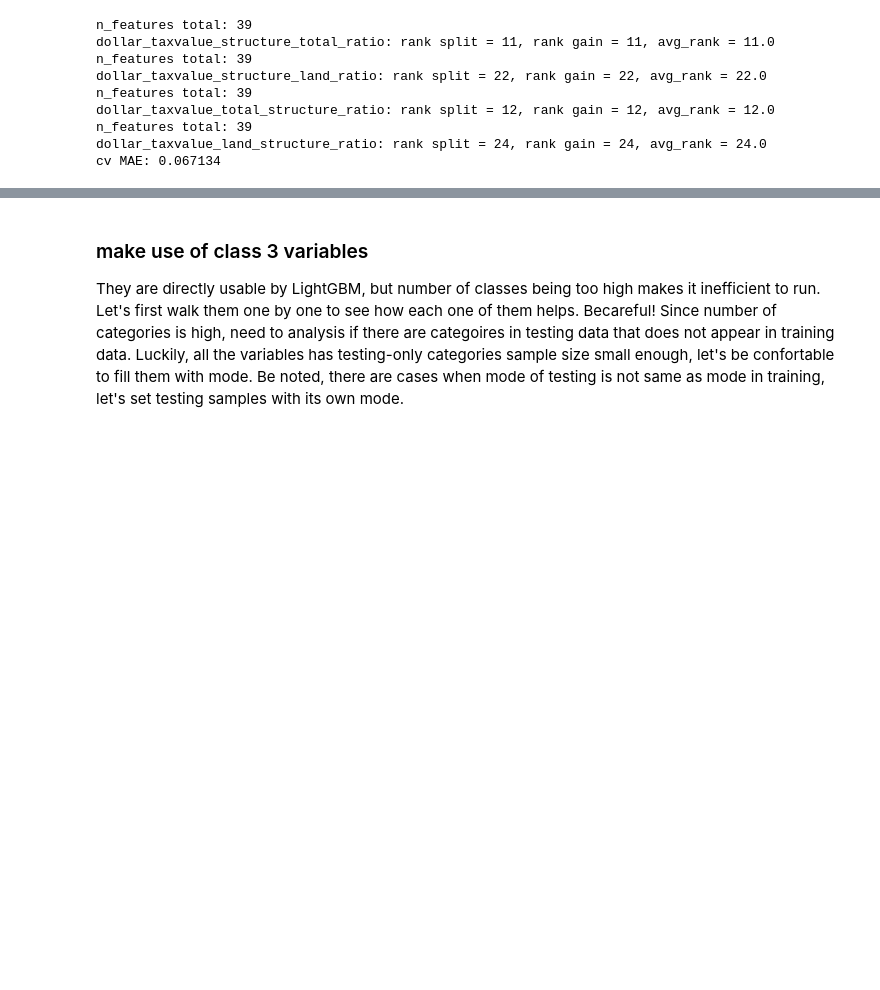
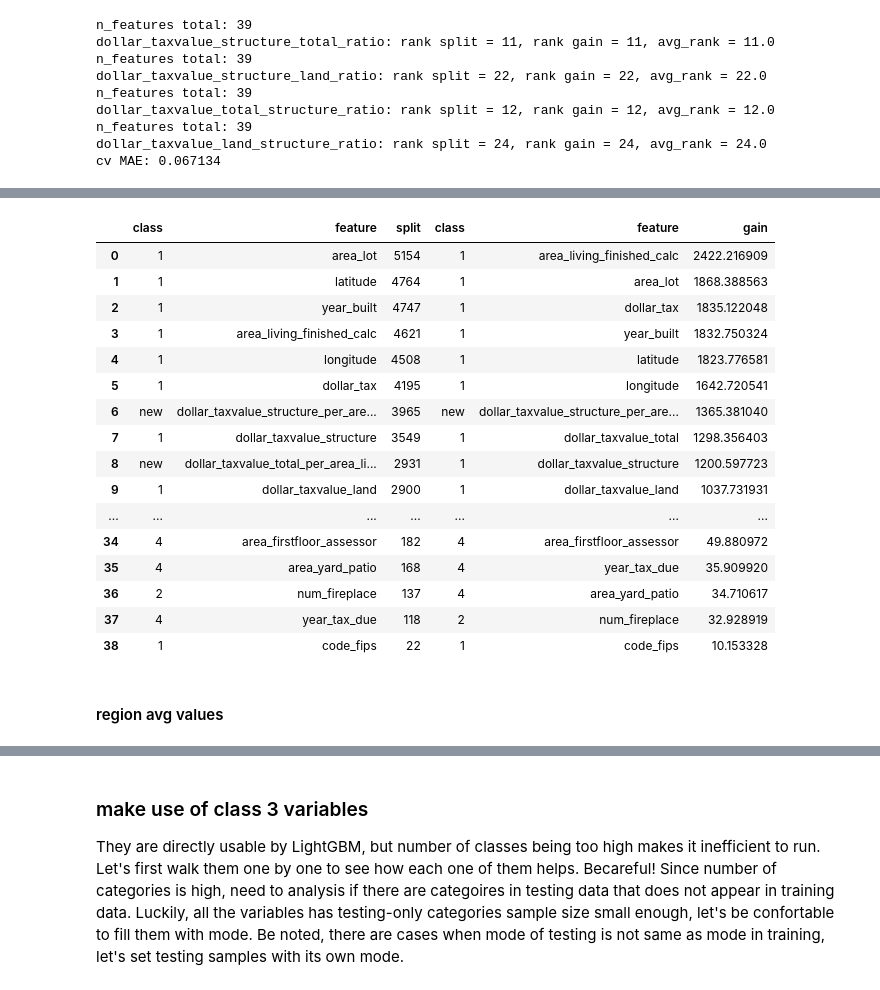
Before and after one commit to mqkh515/udacityMLND, a Jupyter notebook: projects/capstone/model_iteration.ipynb, the cells around one changed output, grey strips where cells are left out. Cells and saved outputs as stored; diff of their text form; code cells hidden in the pictures; blank space fills up the shorter version.

```diff
--- a/projects/capstone/model_iteration.ipynb
+++ b/projects/capstone/model_iteration.ipynb
@@ -655,0 +660,30 @@ cv MAE: 0.067134
+# %%
+reload(z)
+orig_name_structrue = nmap_new_to_orig['dollar_taxvalue_structure']
+orig_name_land = nmap_new_to_orig['dollar_taxvalue_land']
+orig_name_total = nmap_new_to_orig['dollar_taxvalue_total']
+orig_name_tax = nmap_new_to_orig['dollar_tax']
+
+orig_area_living = nmap_new_to_orig['area_living_finished_calc']
+orig_area_lot = nmap_new_to_orig['area_lot']
+
+def create_taxvalue_per_square(data, raw_data):
+    data_out = data.copy()
+    data_out['dollar_taxvalue_structure_per_area_living'] = raw_data[orig_name_structrue] / raw_data[orig_area_living]
+    data_out['dollar_taxvalue_structure_per_area_lot'] = raw_data[orig_name_structrue] / raw_data[orig_area_living]
+    data_out['dollar_taxvalue_land_per_area_living'] = raw_data[orig_name_land] / raw_data[orig_area_living]
+    data_out['dollar_taxvalue_land_per_area_lot'] = raw_data[orig_name_land] / raw_data[orig_area_living]
+    data_out['dollar_taxvalue_total_per_area_living'] = raw_data[orig_name_total] / raw_data[orig_area_living]
+    data_out['dollar_taxvalue_total_per_area_lot'] = raw_data[orig_name_total] / raw_data[orig_area_living]
+    return data_out
+
+train_x_local = create_taxvalue_per_square(train_x, train_data)
+gbm = z.train_lgb(train_x_local, train_y)
+z.feature_importance_rank(gbm, 'dollar_taxvalue_structure_per_area_living')
+z.feature_importance_rank(gbm, 'dollar_taxvalue_structure_per_area_lot')
+z.feature_importance_rank(gbm, 'dollar_taxvalue_land_per_area_living')
+z.feature_importance_rank(gbm, 'dollar_taxvalue_land_per_area_lot')
+z.feature_importance_rank(gbm, 'dollar_taxvalue_total_per_area_living')
+z.feature_importance_rank(gbm, 'dollar_taxvalue_total_per_area_lot')
+z.cv_lgb_final(train_x_local, train_y)
+print('cv MAE: %.6f' % z.cv_lgb_final(train_x_local, train_y))
@@ -655,0 +704,24 @@ cv MAE: 0.067134
+# %%
+df_split, df_gain = z.feature_importance(gbm)
+df_display = pd.concat([df_split, df_gain], axis=1, join='outer')
+display(df_display)
+# %% [output]
+|  | class | feature | split | class | feature | gain |
+| 0 | 1 | area_lot | 5154 | 1 | area_living_finished_calc | 2422.216909 |
+| 1 | 1 | latitude | 4764 | 1 | area_lot | 1868.388563 |
+| 2 | 1 | year_built | 4747 | 1 | dollar_tax | 1835.122048 |
+| 3 | 1 | area_living_finished_calc | 4621 | 1 | year_built | 1832.750324 |
+| 4 | 1 | longitude | 4508 | 1 | latitude | 1823.776581 |
+| 5 | 1 | dollar_tax | 4195 | 1 | longitude | 1642.720541 |
+| 6 | new | dollar_taxvalue_structure_per_are... | 3965 | new | dollar_taxvalue_structure_per_are... | 1365.381040 |
+| 7 | 1 | dollar_taxvalue_structure | 3549 | 1 | dollar_taxvalue_total | 1298.356403 |
+| 8 | new | dollar_taxvalue_total_per_area_li... | 2931 | 1 | dollar_taxvalue_structure | 1200.597723 |
+| 9 | 1 | dollar_taxvalue_land | 2900 | 1 | dollar_taxvalue_land | 1037.731931 |
+| ... | ... | ... | ... | ... | ... | ... |
+| 34 | 4 | area_firstfloor_assessor | 182 | 4 | area_firstfloor_assessor | 49.880972 |
+| 35 | 4 | area_yard_patio | 168 | 4 | year_tax_due | 35.909920 |
+| 36 | 2 | num_fireplace | 137 | 4 | area_yard_patio | 34.710617 |
+| 37 | 4 | year_tax_due | 118 | 2 | num_fireplace | 32.928919 |
+| 38 | 1 | code_fips | 22 | 1 | code_fips | 10.153328 |
+# %% [markdown]
+#### region avg values
```
Also changed, not shown: parts of 23 cells of this notebook, 2 other files.
